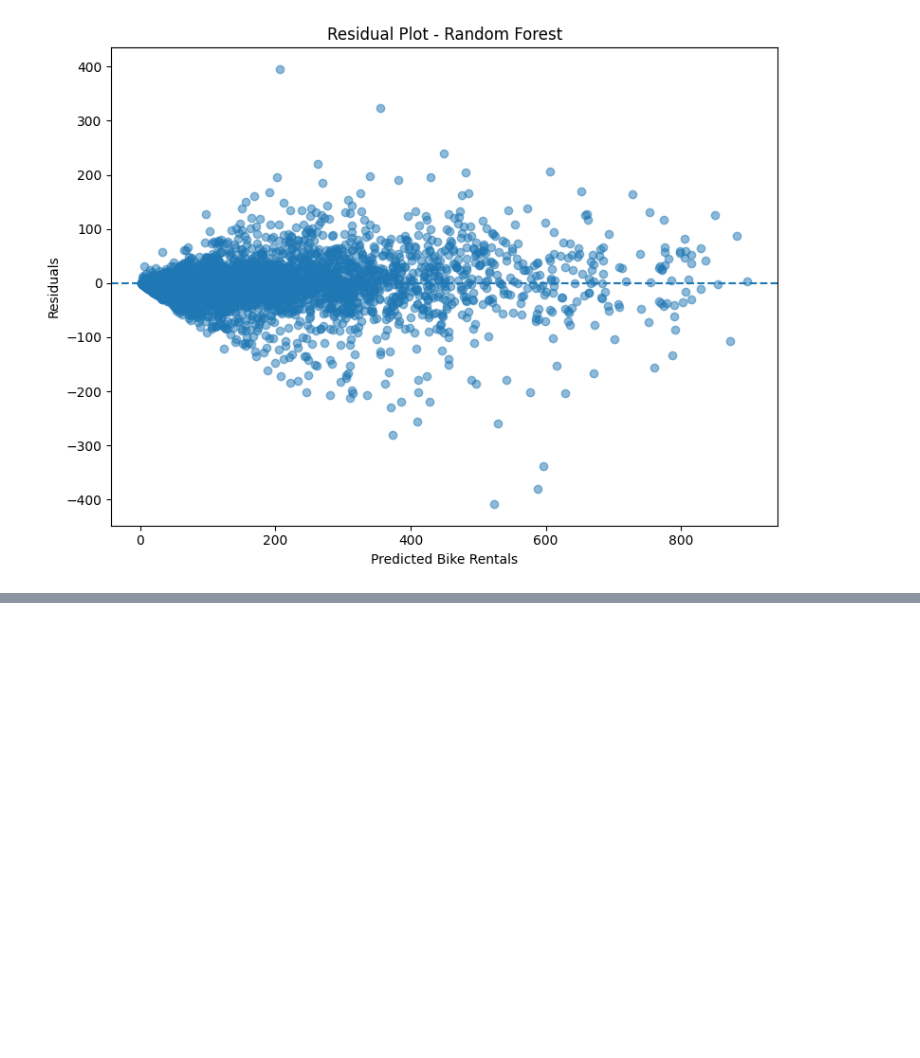
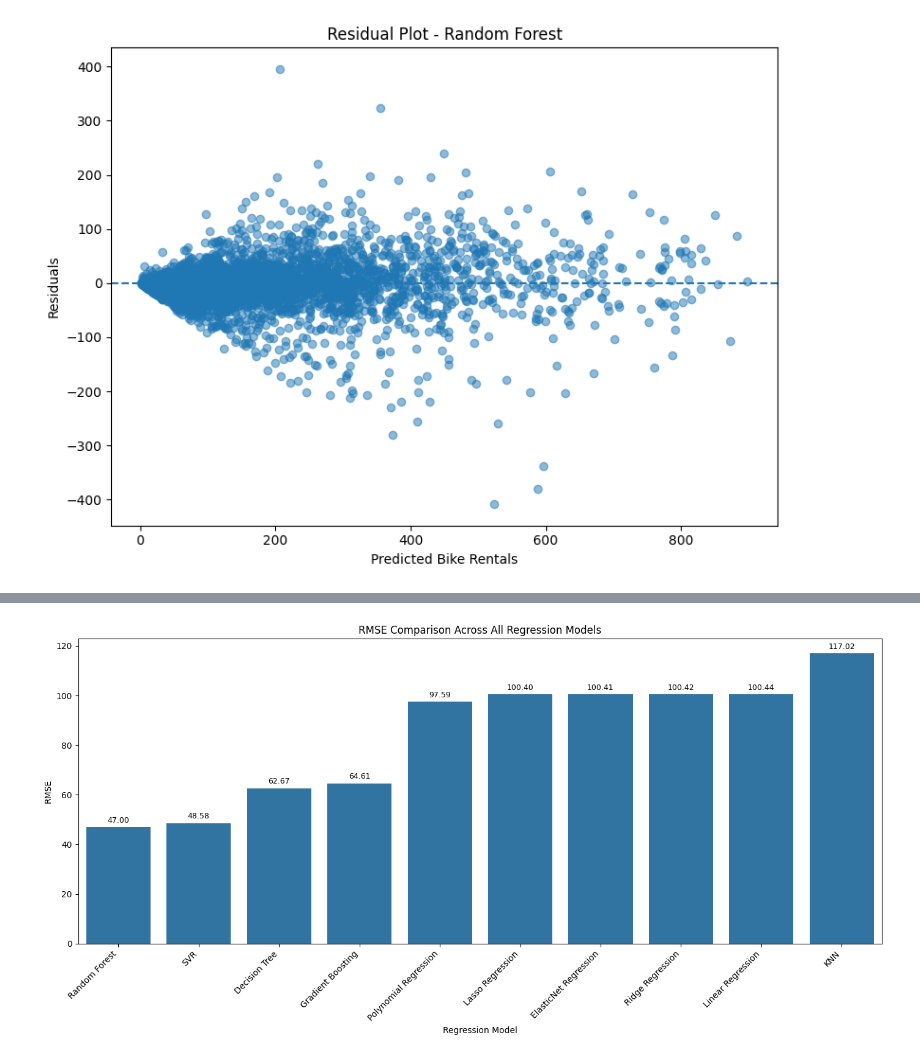
Before and after one commit to vaishnavit67/23cse301-ecommerce-ml-capstone, a Jupyter notebook: Notebooks/Regression.ipynb, the cells around one changed output, grey strips where cells are left out. Cells and saved outputs as stored; diff of their text form; code cells hidden in the pictures; blank space fills up the shorter version.

```diff
--- a/Notebooks/Regression.ipynb
+++ b/Notebooks/Regression.ipynb
@@ -2107,0 +2368,40 @@ plt.show()
+# %%
+
+# RMSE Comparison with Values
+
+
+plot_data = test_results.sort_values(
+    by="RMSE",
+    ascending=True
+).copy()
+
+plt.figure(figsize=(14, 7))
+
+ax = sns.barplot(
+    data=plot_data,
+    x="Model",
+    y="RMSE"
+)
+
+# Add RMSE values on top of each bar
+for container in ax.containers:
+    ax.bar_label(
+        container,
+        fmt="%.2f",
+        padding=3,
+        fontsize=9
+    )
+
+plt.title("RMSE Comparison Across All Regression Models")
+plt.xlabel("Regression Model")
+plt.ylabel("RMSE")
+
+plt.xticks(
+    rotation=45,
+    ha="right"
+)
+
+plt.tight_layout()
+plt.show()
+# %% [output]
+[figure, added]
```
Also changed, not shown: parts of 13 cells of this notebook, 3 other files.
